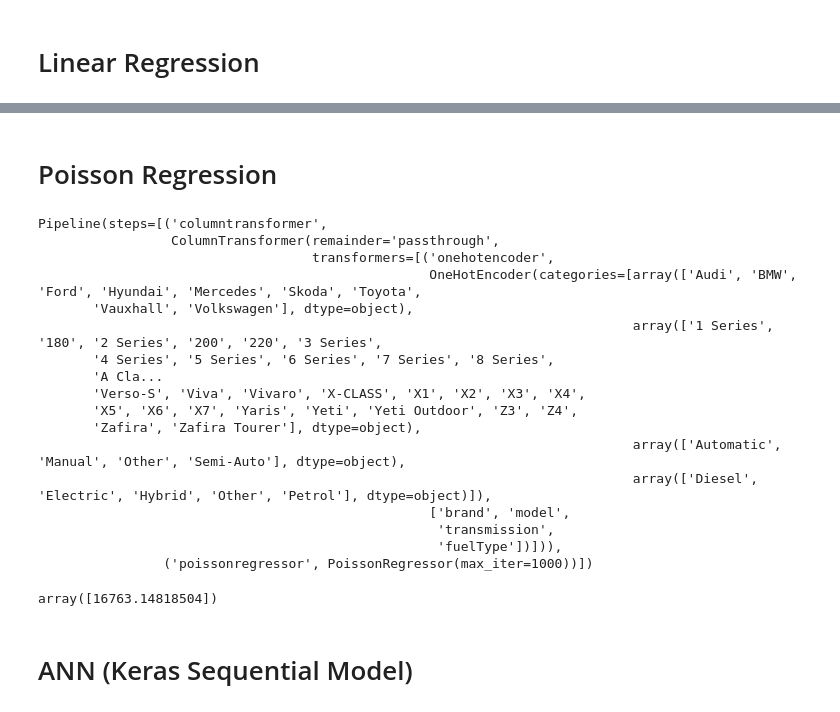
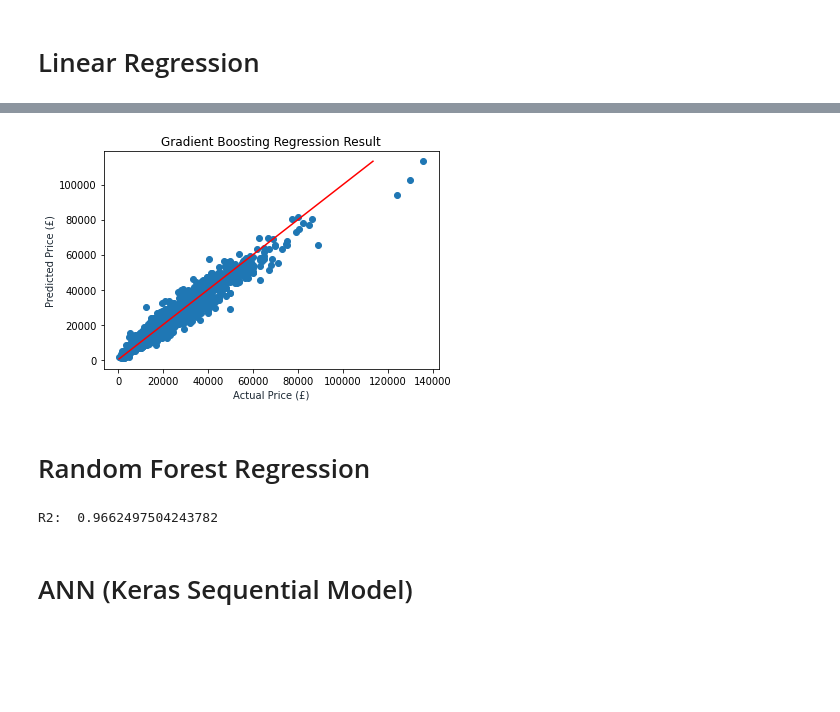
Before and after one commit to Tanvirazad3449/karworth, a Jupyter notebook: Karworth.ipynb, the cells around one changed output, grey strips where cells are left out. Cells and saved outputs as stored; diff of their text form; code cells hidden in the pictures; blank space fills up the shorter version.

```diff
--- a/Karworth.ipynb
+++ b/Karworth.ipynb
@@ -194,45 +170,21 @@ Name: price, dtype: int64
+# %%
+xx = np.linspace(le_y_valtest.min(),gbr_result.max(),gbr_result.shape[0])
+yy = xx
+plt.scatter(le_y_test, gbr_result)
+plt.plot(xx, yy, '-r')
+plt.title('Gradient Boosting Regression Result')
+plt.xlabel('Actual Price (£)', color='#1C2833')
+plt.ylabel('Predicted Price (£)', color='#1C2833')
+plt.show()
+# %% [output]
+[figure, added]
 # %% [markdown]
-# Poisson Regression
+# Random Forest Regression
 # %%
-pr = PoissonRegressor(max_iter=1000)
-pr_pipe = make_pipeline(column_trans, pr)
-pr_pipe.fit(le_x,le_y)
-# pr_result = pr_pipe.predict(le_x_valtest)
-
-# print("R2: ", r2_score(le_y_valtest,pr_result))
-# print("ACTUAL MIN: ", le_y_valtest.min())
-# print("ACTUAL MAX: ", le_y_valtest.max())
-# print("PRED MIN: ", pr_result.min())
-# print("PRED MAX: ", pr_result.max())
-# print("PR Predicted negative prices count: ", len(pr_result[pr_result < 0]))
-
-# plt.scatter(le_y_valtest, pr_result)
-# plt.plot(xx, yy, '-r')
-# plt.title('Poisson Regression Result')
-# plt.xlabel('Actual Price (£)', color='#1C2833')
-# plt.ylabel('Predicted Price (£)', color='#1C2833')
-# plt.show()
+rfr = RandomForestRegressor(n_estimators = 100)
+rfr_pipe = make_pipeline(column_trans, rfr)
+rfr_pipe.fit(le_x_train,le_y_train)
+rfr_result = rfr_pipe.predict(le_x_test)
+print("R2: ", r2_score(le_y_test,rfr_result))
 # %% [output]
-Pipeline(steps=[('columntransformer',
-                 ColumnTransformer(remainder='passthrough',
-                                   transformers=[('onehotencoder',
-                                                  OneHotEncoder(categories=[array(['Audi', 'BMW', 'Ford', 'Hyundai', 'Mercedes', 'Skoda', 'Toyota',
-       'Vauxhall', 'Volkswagen'], dtype=object),
-                                                                            array(['1 Series', '180', '2 Series', '200', '220', '3 Series',
-       '4 Series', '5 Series', '6 Series', '7 Series', '8 Series',
-       'A Cla...
-       'Verso-S', 'Viva', 'Vivaro', 'X-CLASS', 'X1', 'X2', 'X3', 'X4',
-       'X5', 'X6', 'X7', 'Yaris', 'Yeti', 'Yeti Outdoor', 'Z3', 'Z4',
-       'Zafira', 'Zafira Tourer'], dtype=object),
-                                                                            array(['Automatic', 'Manual', 'Other', 'Semi-Auto'], dtype=object),
-                                                                            array(['Diesel', 'Electric', 'Hybrid', 'Other', 'Petrol'], dtype=object)]),
-                                                  ['brand', 'model',
-                                                   'transmission',
-                                                   'fuelType'])])),
-                ('poissonregressor', PoissonRegressor(max_iter=1000))])
+R2:  0.9662497504243782
-# %%
-predTest = pd.DataFrame(data=np.array(['Audi', 'A6', 2011, 'Automatic', 36203, 'Diesel', 164.2, 2.0]).reshape(1,8),
-                        columns = ['brand','model','year','transmission','mileage','fuelType', 'mpg', 'engineSize' ])
-pr_pipe.predict(predTest)
-# %% [output]
-array([16763.14818504])
```
Also changed, not shown: parts of 26 cells of this notebook, 2 other files.
